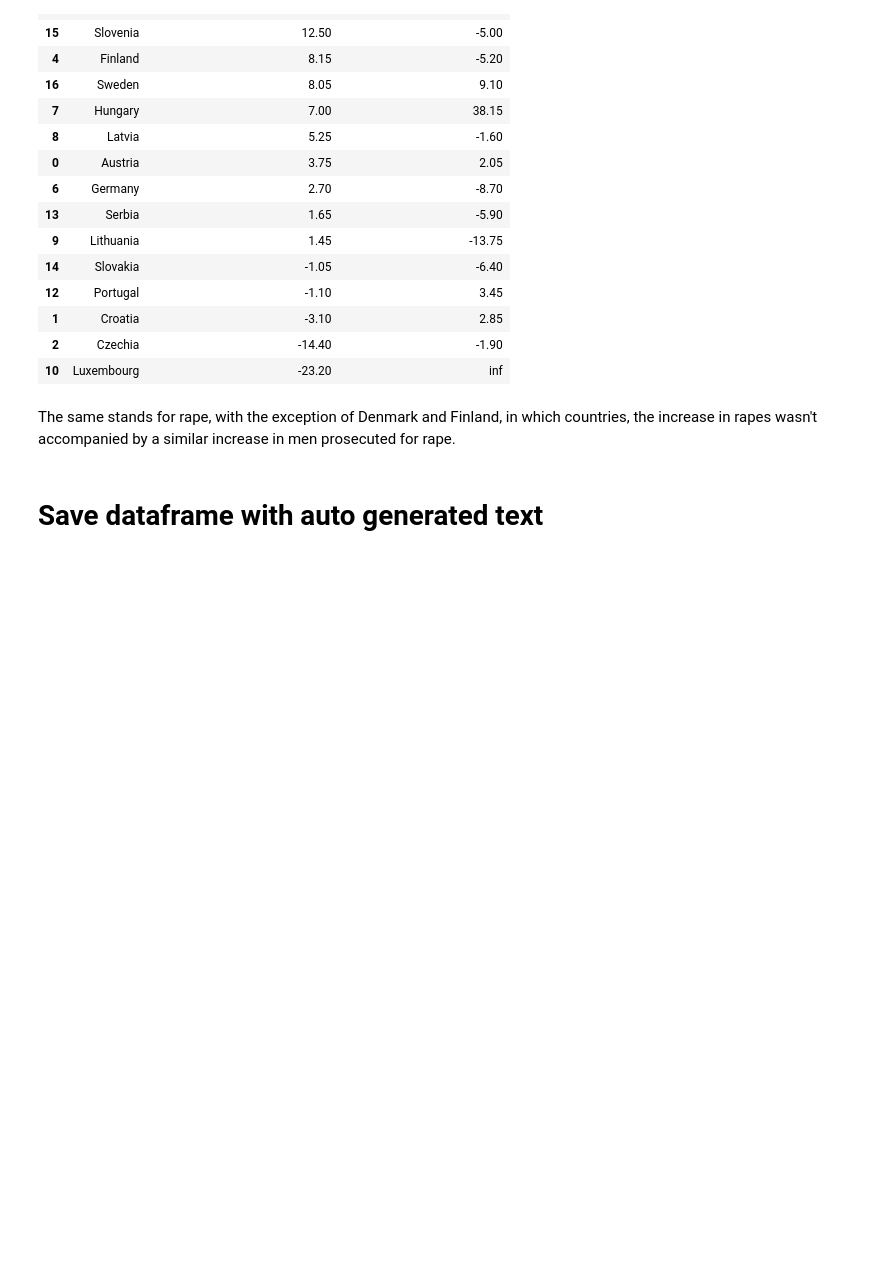
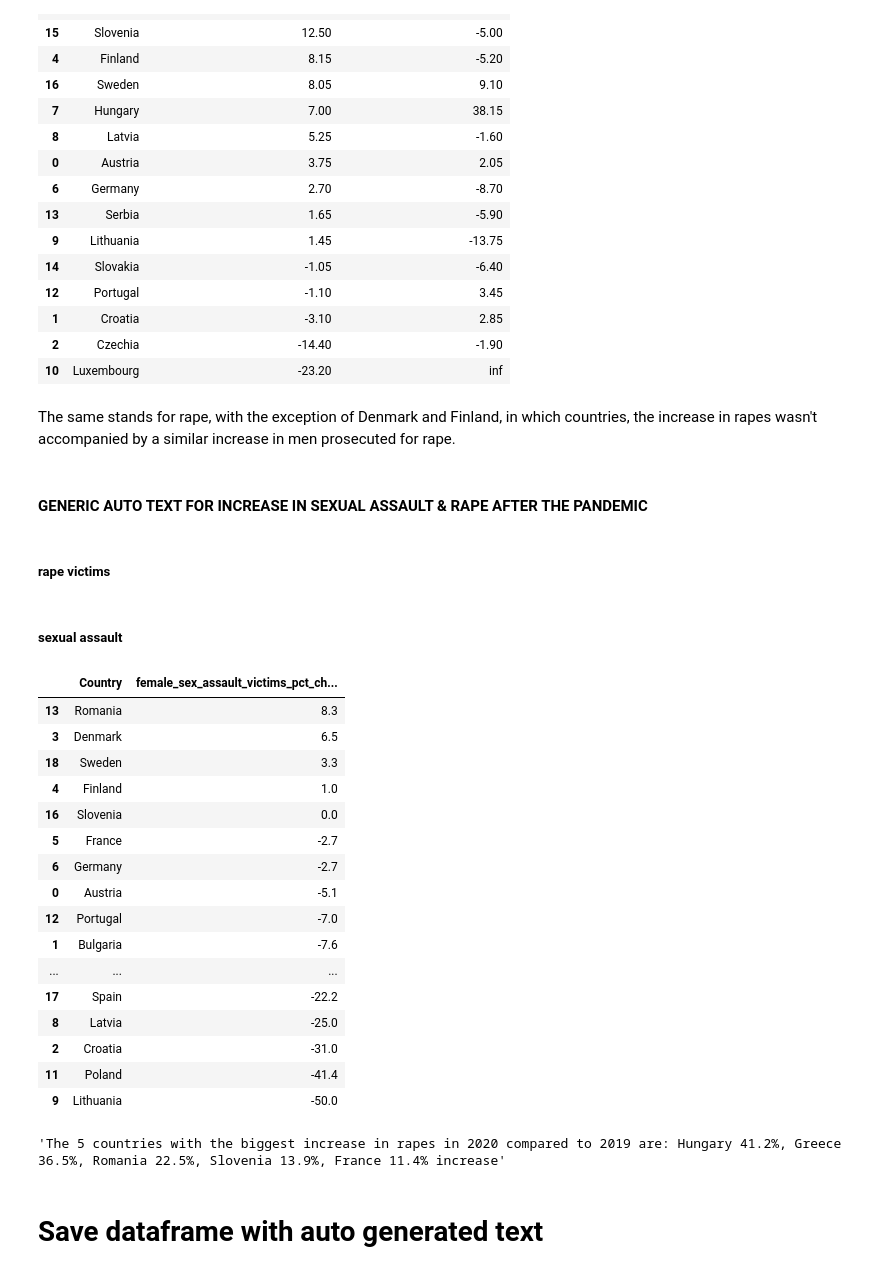
Before and after one commit to troboukis/FEMICIDES, a Jupyter notebook: Analysis.ipynb, the cells around one changed output. Drawn from its saved outputs; the diff is of its cells as text; code cells hidden in the pictures; blank space fills up the shorter version.

```diff
--- a/Analysis.ipynb
+++ b/Analysis.ipynb
@@ -1447,3 +1446,7 @@ df[(df['female_rape_victims_pct_change'].notna())\
 | 10 | Luxembourg | -23.20 | inf |
 # %% [markdown]
 The same stands for rape, with the exception of Denmark and Finland, in which countries, the increase in rapes wasn't accompanied by a similar increase in men prosecuted for rape.
+# %% [markdown]
+#### GENERIC AUTO TEXT FOR INCREASE IN SEXUAL ASSAULT & RAPE AFTER THE PANDEMIC
+# %% [markdown]
+##### rape victims
@@ -1449,0 +1465,28 @@ The same stands for rape, with the exception of Denmark and Finland, in which co
+# %% [markdown]
+##### sexual assault
+# %%
+sa = df[(df['female_sex_assault_victims_pct_change'].notna())\
+&(df['Year']==2020)\
+&(df['female_sex_assault_victims_pct_change']!=np.inf)\
+&(df['female_sex_assault_victims_pct_change']<1000)]\
+.groupby('Country')[['female_sex_assault_victims_pct_change']].mean().reset_index()\
+.sort_values('female_sex_assault_victims_pct_change',ascending=False)
+sa
+# %% [output]
+|  | Country | female_sex_assault_victims_pct_ch... |
+| 13 | Romania | 8.3 |
+| 3 | Denmark | 6.5 |
+| 18 | Sweden | 3.3 |
+| 4 | Finland | 1.0 |
+| 16 | Slovenia | 0.0 |
+| 5 | France | -2.7 |
+| 6 | Germany | -2.7 |
+| 0 | Austria | -5.1 |
+| 12 | Portugal | -7.0 |
+| 1 | Bulgaria | -7.6 |
+| ... | ... | ... |
+| 17 | Spain | -22.2 |
+| 8 | Latvia | -25.0 |
+| 2 | Croatia | -31.0 |
+| 11 | Poland | -41.4 |
+| 9 | Lithuania | -50.0 |
@@ -1450,3 +1497,11 @@ The same stands for rape, with the exception of Denmark and Finland, in which co
+# %%
+text = f"The {measurement} countries with the biggest increase in rapes \
+in 2020 compared to 2019 are: {'%, '.join(resutls_sa)}% increase. The {measurement}\
+coun"
+generic_results.append(text)
+text
+# %% [output]
+'The 5 countries with the biggest increase in rapes in 2020 compared to 2019 are: Hungary 41.2%, Greece 36.5%, Romania 22.5%, Slovenia 13.9%, France 11.4% increase'
 # %% [markdown]
 # Save dataframe with auto generated text
 # %%
```
Also changed, not shown: parts of 7 cells of this notebook, 1 other file.
